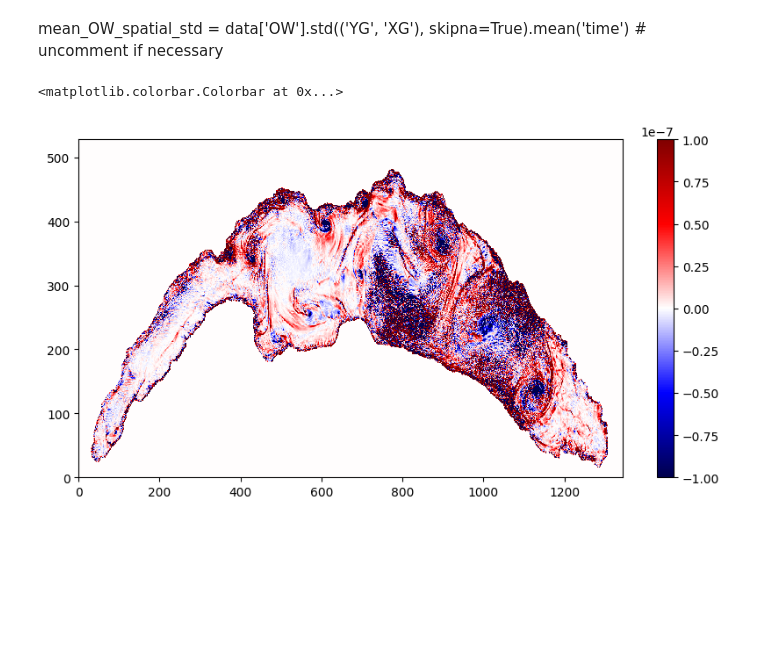
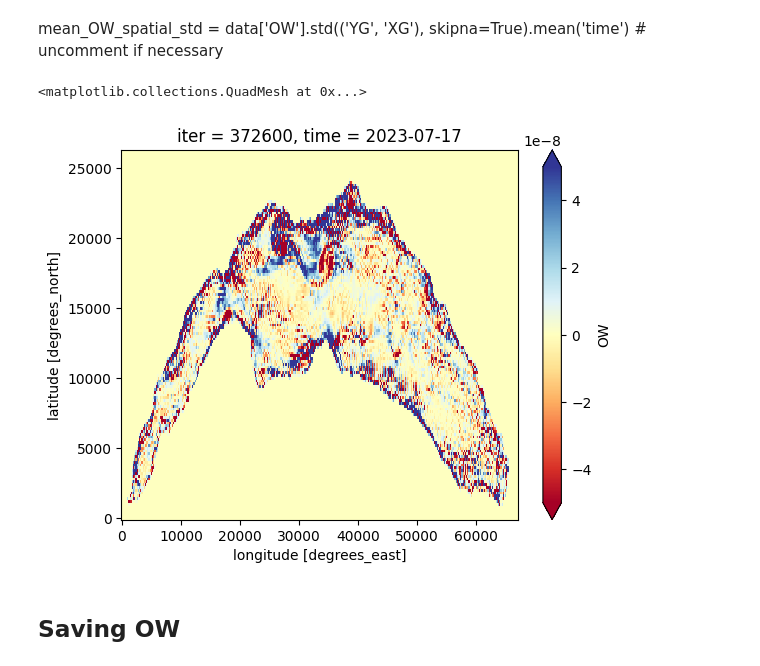
Before and after one commit to leroquan/eddytools, a Jupyter notebook: compute_OW.ipynb, the cells around one changed output. Saved outputs shown, nothing was run; the diff lists cells and outputs as text; code cells hidden in the pictures; blank space fills up the shorter version.

```diff
--- a/compute_OW.ipynb
+++ b/compute_OW.ipynb
@@ -223,4 +187,4 @@ wy = 0 # rolling window size in y-direction
 
 mean_OW_spatial_std = spatial_std(OW_tmp, wx, wy)
 # %%
-mean_OW_spatial_std = data['OW'].values.mean()
+mean_OW_spatial_std = np.nanstd(data['OW'].where(~np.isnan(mask)).values)
@@ -234,5 +202,12 @@ mean_OW_spatial_std = data['OW'].std(('YG', 'XG'), skipna=True).mean('time') # u
 # %%
 # use if OW_std is 1D
 data_int = data.update({'OW_std': mean_OW_spatial_std})
+# %%
+data_int['OW'].isel(time=-1).plot(vmin= -5e-8, vmax=5e-8, cmap='RdYlBu')
+# %% [output]
+<matplotlib.collections.QuadMesh at 0x...>
+[figure, added]
+# %% [markdown]
+## Saving OW
 # %%
 # Store the interpolated field on disk so we do not have to do the interpolation again
@@ -240,8 +214,0 @@ data_int[['vort','OW','OW_std']].to_netcdf(outputpath + output_name, mode='w')
-# %%
-# Let's have a look at the fields
-plt.figure(figsize=(10,5))
-plt.pcolormesh(data_int['OW'].isel(time=-1), vmin= -1e-7, vmax=1e-7, cmap='seismic')
-plt.colorbar()
-# %% [output]
-<matplotlib.colorbar.Colorbar at 0x...>
-[figure, removed]
```
Also changed, not shown: parts of 16 cells of this notebook, 1 other file.
